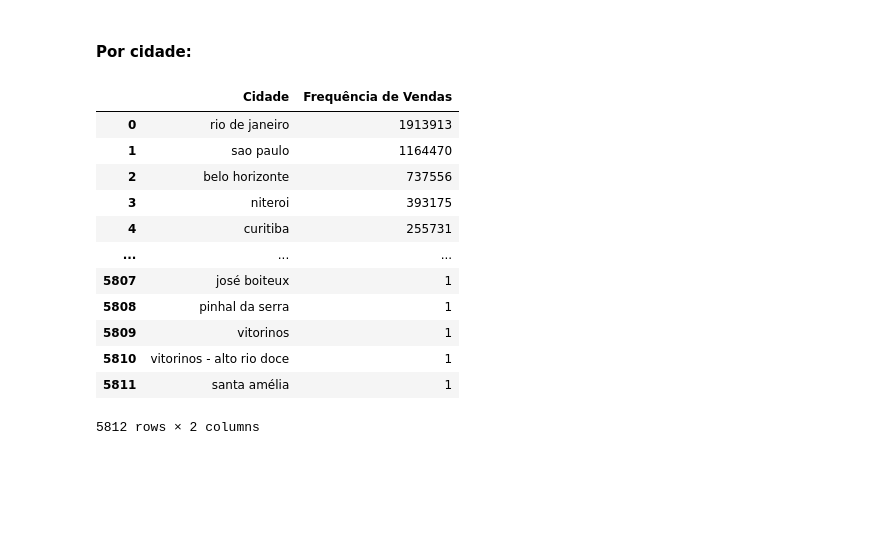
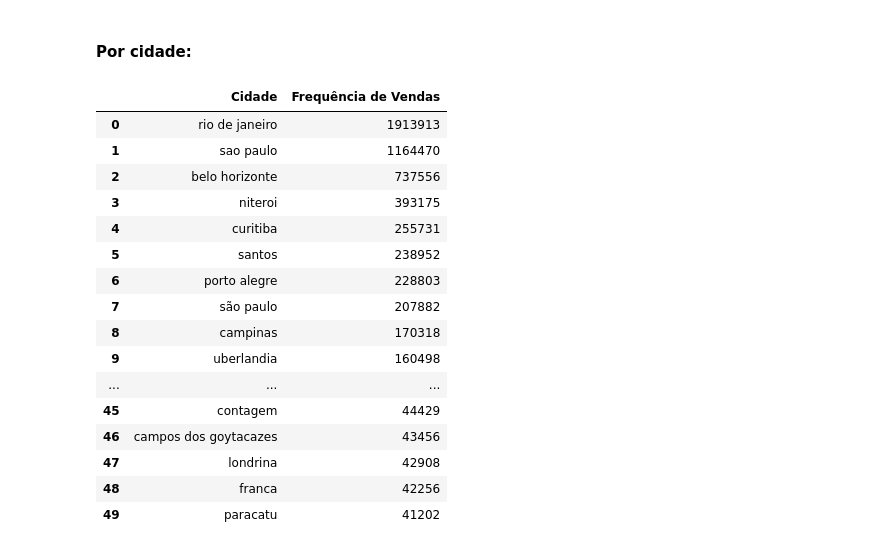
Before and after one commit to drdml/insights-olist, a Jupyter notebook: análise_exploratória.ipynb, the cells around one changed output. Saved outputs shown, nothing was run; the diff lists cells and outputs as text; code cells hidden in the pictures; blank space fills up the shorter version.

```diff
--- a/análise_exploratória.ipynb
+++ b/análise_exploratória.ipynb
@@ -9,6 +9,11 @@ Carregamos os arquivos CSV para os respectivos DataFrames.
 # %%
 import pandas as pd
 import matplotlib.pyplot as plt
+
+pd.set_option('display.max_columns', None)
+pd.set_option('display.max_rows', None)
+pd.set_option('display.max_colwidth', None)
+pd.set_option('expand_frame_repr', False)
 
 caminho_arquivos = {
     "clientes": "dados/olist_customers_dataset.csv",
@@ -240,21 +249,25 @@ vendas_por_estado_df
 # %%
 vendas_por_cidade = vendas_geolocalizacao['geolocation_city'].value_counts()
 
 vendas_por_cidade_df = pd.DataFrame(vendas_por_cidade).reset_index()
 vendas_por_cidade_df.columns = ['Cidade', 'Frequência de Vendas']
 
-vendas_por_cidade_df
+vendas_por_cidade_df.head(50)
 # %% [output]
 |  | Cidade | Frequência de Vendas |
 | 0 | rio de janeiro | 1913913 |
 | 1 | sao paulo | 1164470 |
 | 2 | belo horizonte | 737556 |
 | 3 | niteroi | 393175 |
 | 4 | curitiba | 255731 |
+| 5 | santos | 238952 |
+| 6 | porto alegre | 228803 |
+| 7 | são paulo | 207882 |
+| 8 | campinas | 170318 |
+| 9 | uberlandia | 160498 |
 | ... | ... | ... |
-| 5807 | josé boiteux | 1 |
-| 5808 | pinhal da serra | 1 |
-| 5809 | vitorinos | 1 |
-| 5810 | vitorinos - alto rio doce | 1 |
-| 5811 | santa amélia | 1 |
+| 45 | contagem | 44429 |
+| 46 | campos dos goytacazes | 43456 |
+| 47 | londrina | 42908 |
+| 48 | franca | 42256 |
+| 49 | paracatu | 41202 |
-5812 rows × 2 columns
```
Also changed, not shown: parts of 10 cells of this notebook.
